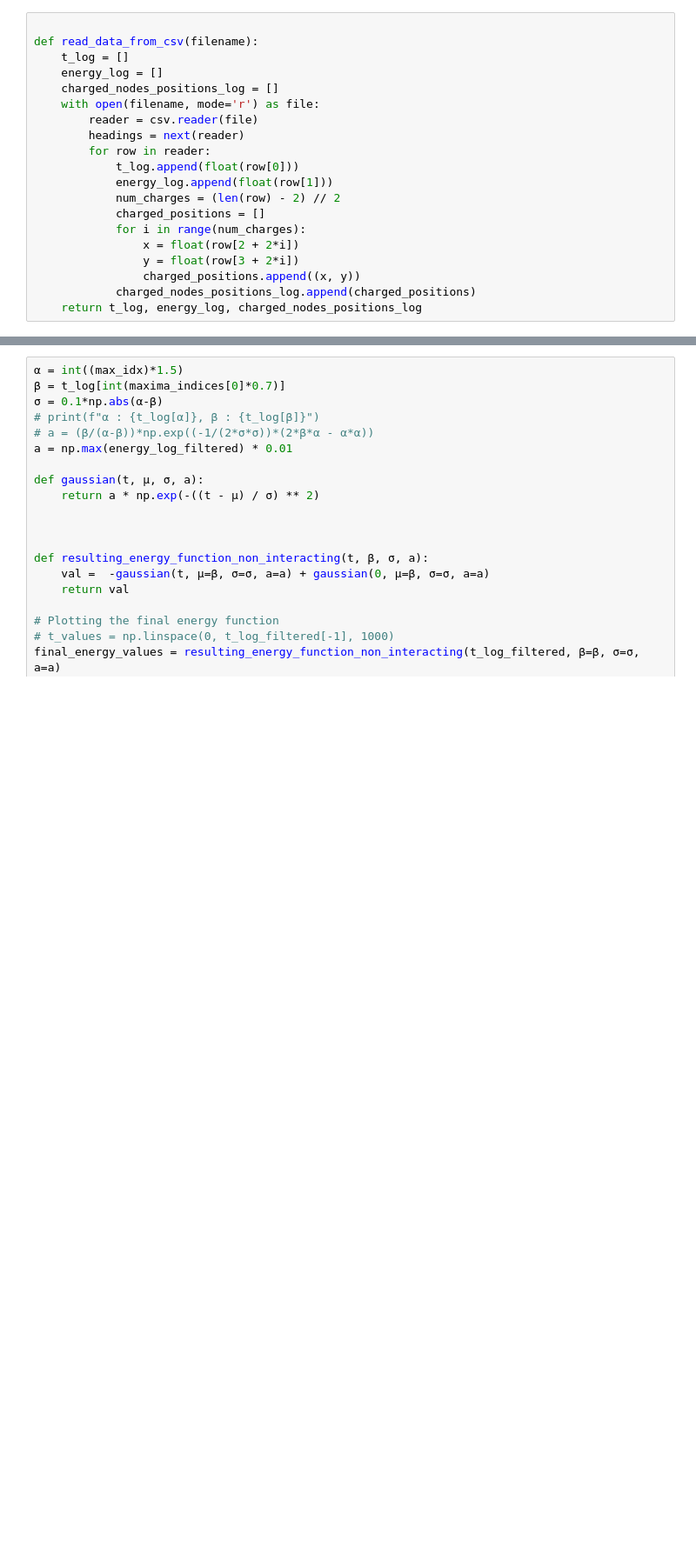
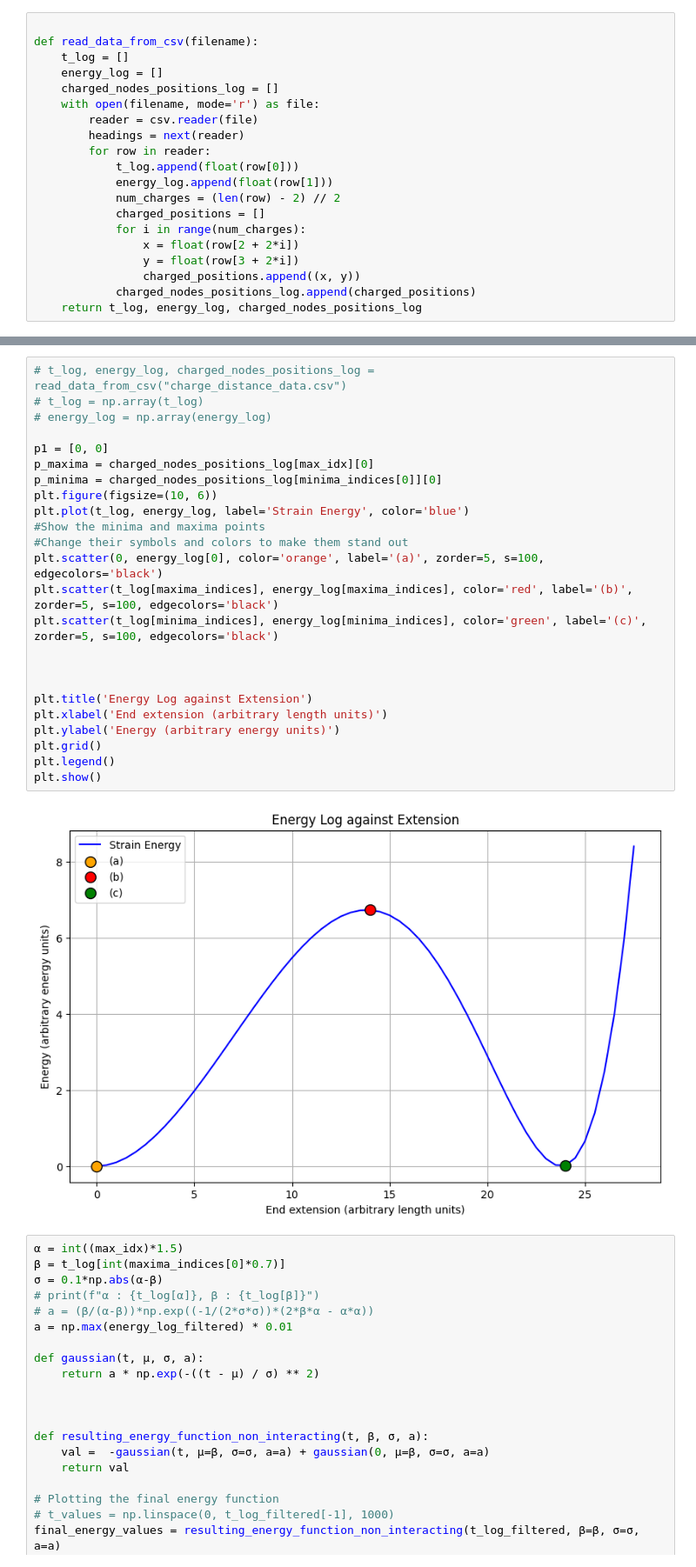
Before and after one commit to Sam-MARTis/Auxetic-MM-Simulation, a Jupyter notebook: Physics-Engine_Python_V3/analysis.ipynb, the cells around one changed output, grey strips where cells are left out. Shown at 87% size. Cells and saved outputs as stored; diff of their text form; blank space fills up the shorter version.

```diff
--- a/Physics-Engine_Python_V3/analysis.ipynb
+++ b/Physics-Engine_Python_V3/analysis.ipynb
@@ -52,4 +64,30 @@ Times of energy maxima: [14.], Energies at those times: [6.73447275]
 [figure]
+# %%
+# t_log, energy_log, charged_nodes_positions_log = read_data_from_csv("charge_distance_data.csv")
+# t_log = np.array(t_log)
+# energy_log = np.array(energy_log)
+
+p1 = [0, 0]
+p_maxima = charged_nodes_positions_log[max_idx][0]
+p_minima = charged_nodes_positions_log[minima_indices[0]][0]
+plt.figure(figsize=(10, 6))
+plt.plot(t_log, energy_log, label='Strain Energy', color='blue')
+#Show the minima and maxima points
+#Change their symbols and colors to make them stand out
+plt.scatter(0, energy_log[0], color='orange', label='(a)', zorder=5, s=100, edgecolors='black')
+plt.scatter(t_log[maxima_indices], energy_log[maxima_indices], color='red', label='(b)', zorder=5, s=100, edgecolors='black')
+plt.scatter(t_log[minima_indices], energy_log[minima_indices], color='green', label='(c)', zorder=5, s=100, edgecolors='black')
+
+
+
+plt.title('Energy Log against Extension')
+plt.xlabel('End extension (arbitrary length units)')
+plt.ylabel('Energy (arbitrary energy units)')
+plt.grid()
+plt.legend()
+plt.show()
+# %% [output]
+[figure, added]
 # %%
 α = int((max_idx)*1.5)
 β = t_log[int(maxima_indices[0]*0.7)]
```
Also changed, not shown: parts of 4 cells of this notebook, 12 other files.
